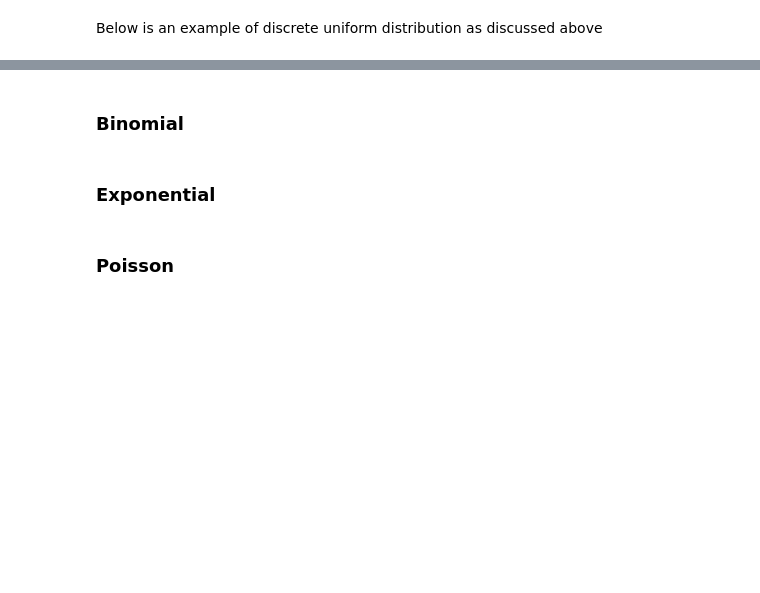
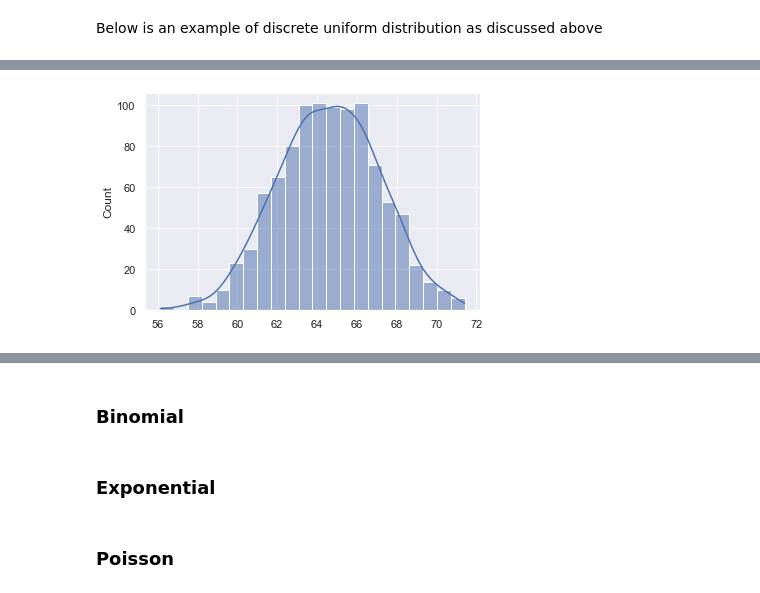
Before and after one commit to ShanePAustin/numpy-random, a Jupyter notebook: numpy-random.ipynb, the cells around one changed output, grey strips where cells are left out. Saved outputs shown, nothing was run; the diff lists cells and outputs as text; code cells hidden in the pictures; blank space fills up the shorter version.

```diff
--- a/numpy-random.ipynb
+++ b/numpy-random.ipynb
@@ -591,0 +583,7 @@ plt.show()
+# %%
+height = np.random.normal(64.5, 2.5, 1000)
+
+sns.set_theme();
+ax = sns.histplot(height, kde = True)
+# %% [output]
+[figure, added]
```
Also changed, not shown: parts of 43 cells of this notebook.
